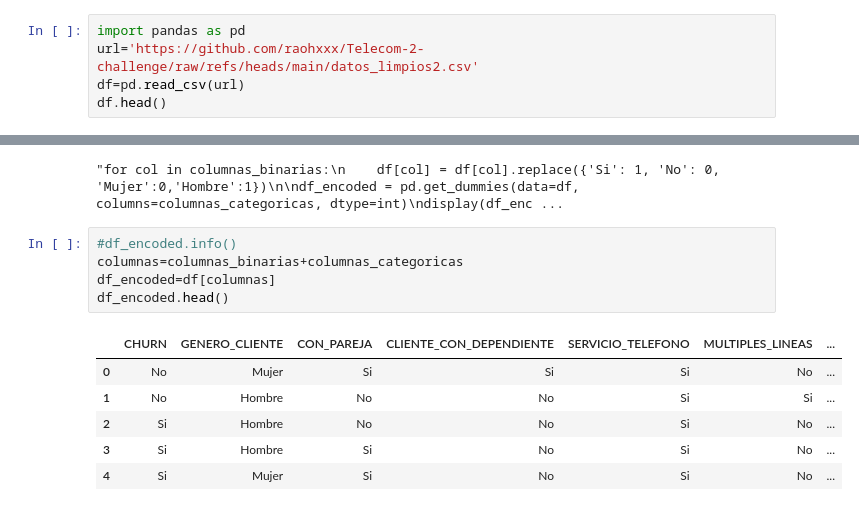
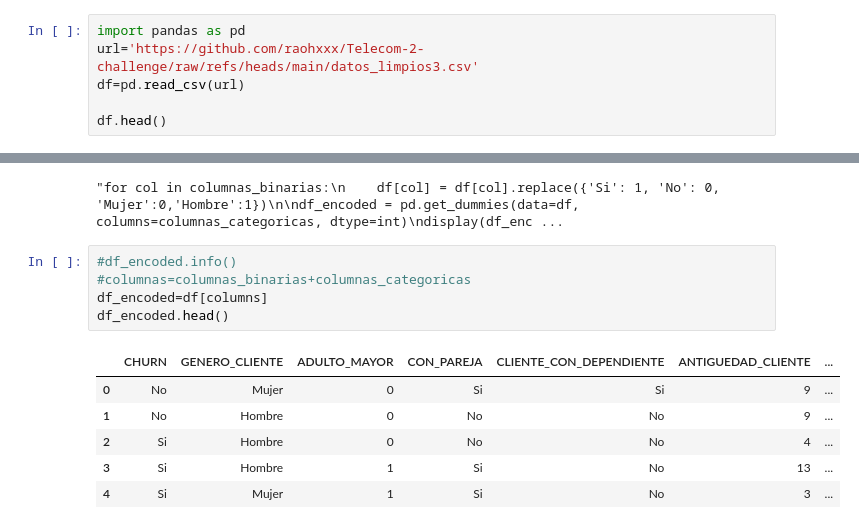
Before and after one commit to raohxxx/Telecom-2-challenge, a Jupyter notebook: telecomX2.ipynb, the cells around one changed output, grey strips where cells are left out. Cells and saved outputs as stored; diff of their text form.

```diff
--- a/telecomX2.ipynb
+++ b/telecomX2.ipynb
@@ -6,7 +6,8 @@
 ## 1.-Importando los datos de Telecom x
 # %%
 import pandas as pd
-url='https://github.com/raohxxx/Telecom-2-challenge/raw/refs/heads/main/datos_limpios2.csv'
+url='https://github.com/raohxxx/Telecom-2-challenge/raw/refs/heads/main/datos_limpios3.csv'
 df=pd.read_csv(url)
+
 df.head()
 # %% [output]
@@ -116,16 +114,16 @@ display(df_encoded.sample(5))'''
 "for col in columnas_binarias:\n    df[col] = df[col].replace({'Si': 1, 'No': 0, 'Mujer':0,'Hombre':1})\n\ndf_encoded = pd.get_dummies(data=df, columns=columnas_categoricas, dtype=int)\ndisplay(df_enc ...
 # %%
 #df_encoded.info()
-columnas=columnas_binarias+columnas_categoricas
-df_encoded=df[columnas]
+#columnas=columnas_binarias+columnas_categoricas
+df_encoded=df[columns]
 df_encoded.head()
 # %% [output]
-|  | CHURN | GENERO_CLIENTE | CON_PAREJA | CLIENTE_CON_DEPENDIENTE | SERVICIO_TELEFONO | MULTIPLES_LINEAS | ... |
-| 0 | No | Mujer | Si | Si | Si | No | ... |
-| 1 | No | Hombre | No | No | Si | Si | ... |
-| 2 | Si | Hombre | No | No | Si | No | ... |
-| 3 | Si | Hombre | Si | No | Si | No | ... |
-| 4 | Si | Mujer | Si | No | Si | No | ... |
+|  | CHURN | GENERO_CLIENTE | ADULTO_MAYOR | CON_PAREJA | CLIENTE_CON_DEPENDIENTE | ANTIGUEDAD_CLIENTE | ... |
+| 0 | No | Mujer | 0 | Si | Si | 9 | ... |
+| 1 | No | Hombre | 0 | No | No | 9 | ... |
+| 2 | Si | Hombre | 0 | No | No | 4 | ... |
+| 3 | Si | Hombre | 1 | Si | No | 13 | ... |
+| 4 | Si | Mujer | 1 | Si | No | 3 | ... |
 # %%
 X=df_encoded.drop(columns=['CHURN'])
 y=df_encoded['CHURN']
```
Also changed, not shown: parts of 15 cells of this notebook.
